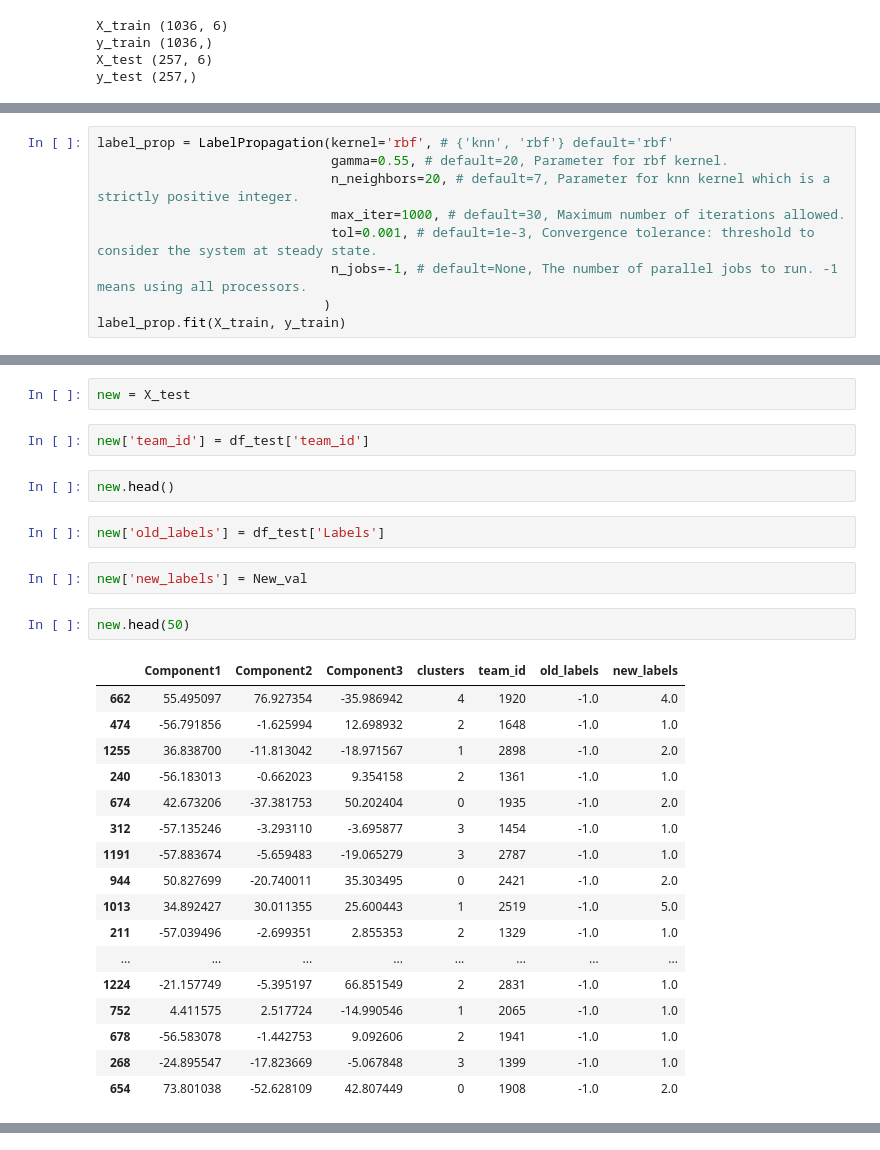
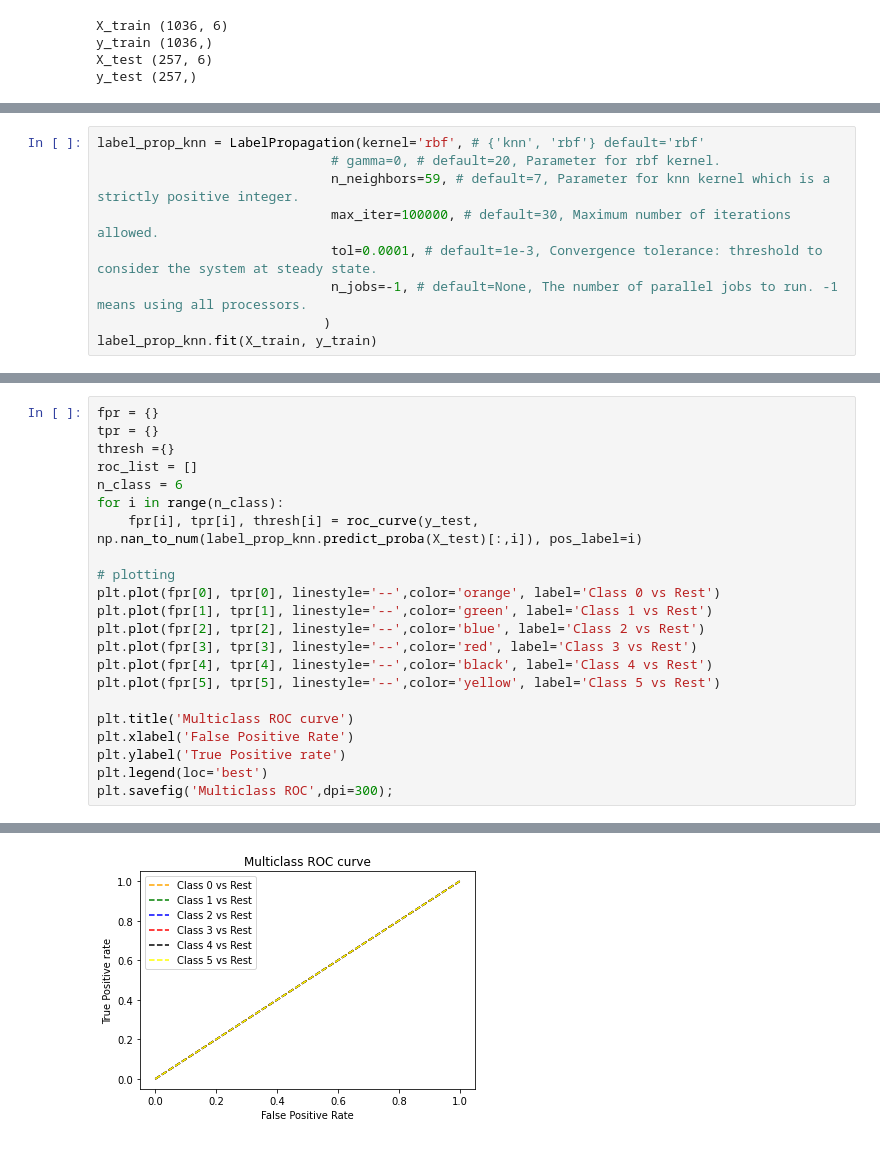
Before and after one commit to adityapanwar94/Data-Analysis-and-Process-Automation-DaPrA-, a Jupyter notebook: Dataset_preprocessing,_analysis,_correlation_matrix(User_data_only,_no_computer_specs).ipynb, the cells around one changed output, grey strips where cells are left out. Cells and saved outputs as stored; diff of their text form.

```diff
--- a/Dataset_preprocessing,_analysis,_correlation_matrix(User_data_only,_no_computer_specs).ipynb
+++ b/Dataset_preprocessing,_analysis,_correlation_matrix(User_data_only,_no_computer_specs).ipynb
@@ -1293,10 +1339,10 @@ y_test (257,)
 # %%
-label_prop = LabelPropagation(kernel='rbf', # {'knn', 'rbf'} default='rbf'
-                              gamma=0.55, # default=20, Parameter for rbf kernel.
-                              n_neighbors=20, # default=7, Parameter for knn kernel which is a strictly positive integer.
-                              max_iter=1000, # default=30, Maximum number of iterations allowed.
-                              tol=0.001, # default=1e-3, Convergence tolerance: threshold to consider the system at steady state.
+label_prop_knn = LabelPropagation(kernel='rbf', # {'knn', 'rbf'} default='rbf'
+                              # gamma=0, # default=20, Parameter for rbf kernel.
+                              n_neighbors=59, # default=7, Parameter for knn kernel which is a strictly positive integer.
+                              max_iter=100000, # default=30, Maximum number of iterations allowed.
+                              tol=0.0001, # default=1e-3, Convergence tolerance: threshold to consider the system at steady state.
                               n_jobs=-1, # default=None, The number of parallel jobs to run. -1 means using all processors.
                              )
-label_prop.fit(X_train, y_train)
+label_prop_knn.fit(X_train, y_train)
 # %% [output]
@@ -1395,30 +1374,23 @@ Name: Labels, dtype: float64
-# %%
-new = X_test
-# %%
-new['team_id'] = df_test['team_id']
-# %%
-new.head()
-# %%
-new['old_labels'] = df_test['Labels']
-# %%
-new['new_labels'] = New_val
-# %%
-new.head(50)
-# %% [output]
-|  | Component1 | Component2 | Component3 | clusters | team_id | old_labels | new_labels |
-| 662 | 55.495097 | 76.927354 | -35.986942 | 4 | 1920 | -1.0 | 4.0 |
-| 474 | -56.791856 | -1.625994 | 12.698932 | 2 | 1648 | -1.0 | 1.0 |
-| 1255 | 36.838700 | -11.813042 | -18.971567 | 1 | 2898 | -1.0 | 2.0 |
-| 240 | -56.183013 | -0.662023 | 9.354158 | 2 | 1361 | -1.0 | 1.0 |
-| 674 | 42.673206 | -37.381753 | 50.202404 | 0 | 1935 | -1.0 | 2.0 |
-| 312 | -57.135246 | -3.293110 | -3.695877 | 3 | 1454 | -1.0 | 1.0 |
-| 1191 | -57.883674 | -5.659483 | -19.065279 | 3 | 2787 | -1.0 | 1.0 |
-| 944 | 50.827699 | -20.740011 | 35.303495 | 0 | 2421 | -1.0 | 2.0 |
-| 1013 | 34.892427 | 30.011355 | 25.600443 | 1 | 2519 | -1.0 | 5.0 |
-| 211 | -57.039496 | -2.699351 | 2.855353 | 2 | 1329 | -1.0 | 1.0 |
-| ... | ... | ... | ... | ... | ... | ... | ... |
-| 1224 | -21.157749 | -5.395197 | 66.851549 | 2 | 2831 | -1.0 | 1.0 |
-| 752 | 4.411575 | 2.517724 | -14.990546 | 1 | 2065 | -1.0 | 1.0 |
-| 678 | -56.583078 | -1.442753 | 9.092606 | 2 | 1941 | -1.0 | 1.0 |
-| 268 | -24.895547 | -17.823669 | -5.067848 | 3 | 1399 | -1.0 | 1.0 |
-| 654 | 73.801038 | -52.628109 | 42.807449 | 0 | 1908 | -1.0 | 2.0 |
+# %%
+fpr = {}
+tpr = {}
+thresh ={}
+roc_list = []
+n_class = 6
+for i in range(n_class):
+    fpr[i], tpr[i], thresh[i] = roc_curve(y_test, np.nan_to_num(label_prop_knn.predict_proba(X_test)[:,i]), pos_label=i)
+
+# plotting
+plt.plot(fpr[0], tpr[0], linestyle='--',color='orange', label='Class 0 vs Rest')
+plt.plot(fpr[1], tpr[1], linestyle='--',color='green', label='Class 1 vs Rest')
+plt.plot(fpr[2], tpr[2], linestyle='--',color='blue', label='Class 2 vs Rest')
+plt.plot(fpr[3], tpr[3], linestyle='--',color='red', label='Class 3 vs Rest')
+plt.plot(fpr[4], tpr[4], linestyle='--',color='black', label='Class 4 vs Rest')
+plt.plot(fpr[5], tpr[5], linestyle='--',color='yellow', label='Class 5 vs Rest')
+
+plt.title('Multiclass ROC curve')
+plt.xlabel('False Positive Rate')
+plt.ylabel('True Positive rate')
+plt.legend(loc='best')
+plt.savefig('Multiclass ROC',dpi=300);
+# %% [output]
@@ -1424,0 +1413 @@ new.head(50)
+[figure, added]
```
Also changed, not shown: parts of 13 cells of this notebook.
